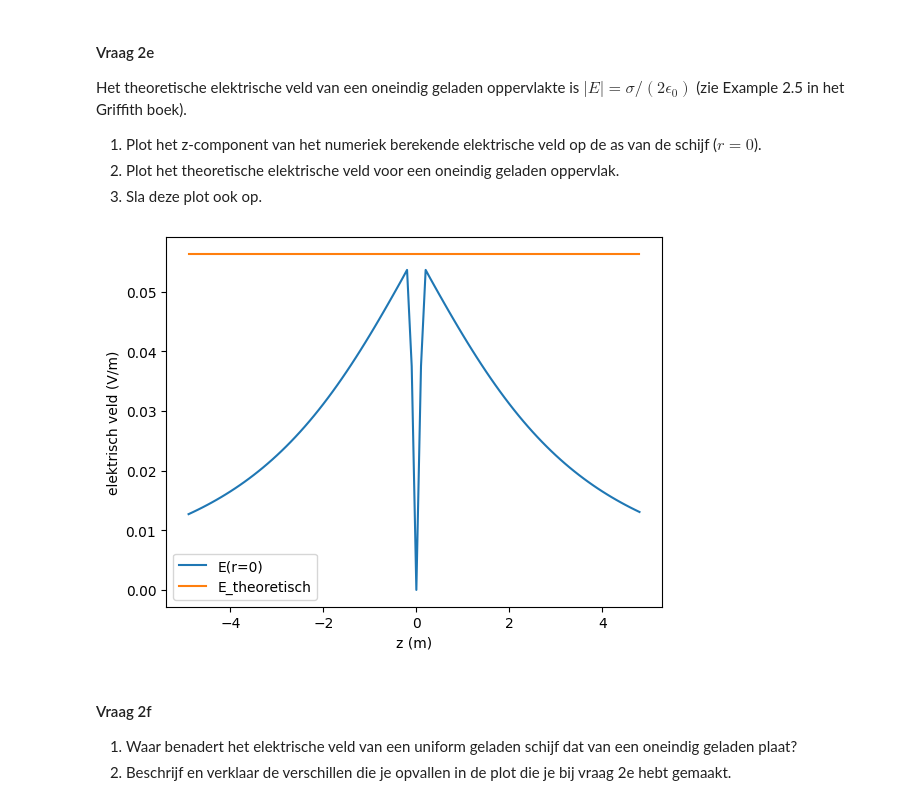
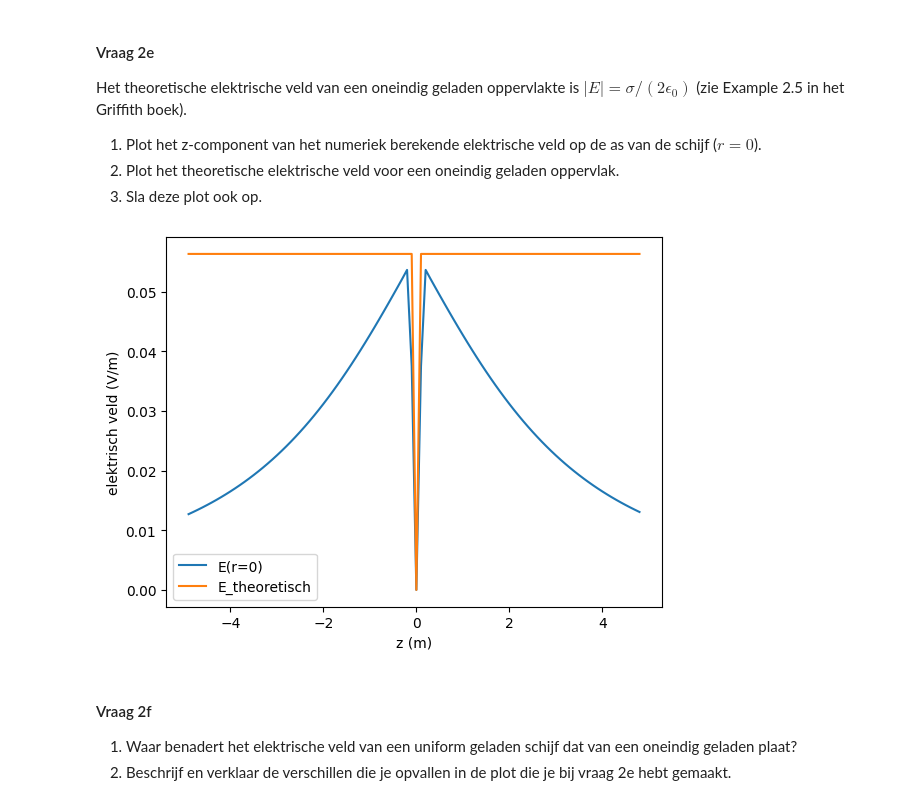
Before and after one commit to pieterotten1306-commits/opdrachten-DEF-D, a Jupyter notebook: DigitaleOntwerpopdrachten/1CondensatorOpdracht/CondensatorOntwerpopdracht.ipynb, the cells around one changed output. Drawn from its saved outputs; the diff is of its cells as text; code cells hidden in the pictures.

```diff
--- a/DigitaleOntwerpopdrachten/1CondensatorOpdracht/CondensatorOntwerpopdracht.ipynb
+++ b/DigitaleOntwerpopdrachten/1CondensatorOpdracht/CondensatorOntwerpopdracht.ipynb
@@ -318,15 +318,16 @@ Het theoretische elektrische veld van een oneindig geladen oppervlakte is $|E| =
 # %%
 E_theoretisch = ladingsdichtheid_disk / (2 * epsilon0) # elektrisch veld langs de z-as van een schijf met ladingsdichtheid ladingsdichtheid_disk
 E_theoretisch_array = np.full_like(z_for_E, E_theoretisch)  # maak een array van dezelfde grootte als z_for_E gevuld met de waarde van E_theoretisch
+E_theoretisch_array[49]=0  # het elektrische veld op r=0 en z=0 is 0, dus we zetten deze waarde handmatig op 0
 plt.figure()
 plt.plot(z_for_E, normE[:, 0], label='E(r=0)')  # Elektrisch veld langs de z-as
 plt.plot(z_for_E, E_theoretisch_array, label='E_theoretisch')  # Theoretisch elektrisch veld langs de z-as
 plt.xlabel('z (m)')
 plt.ylabel('elektrisch veld (V/m)')
 plt.legend()
 plt.show()
 # %% [output]
-[figure, old version]
+[figure, new version]
 # %% [markdown]
 #### Vraag 2f
 1. Waar benadert het elektrische veld van een uniform geladen schijf dat van een oneindig geladen plaat?
```
Also changed, not shown: parts of 6 cells of this notebook, 1 other file.
